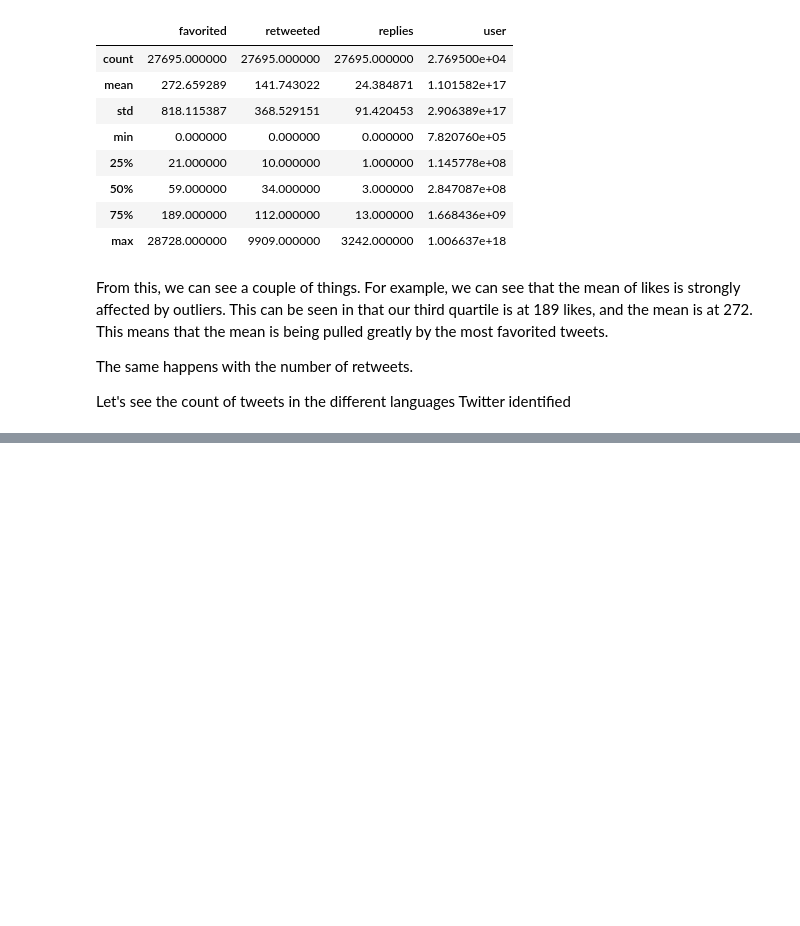
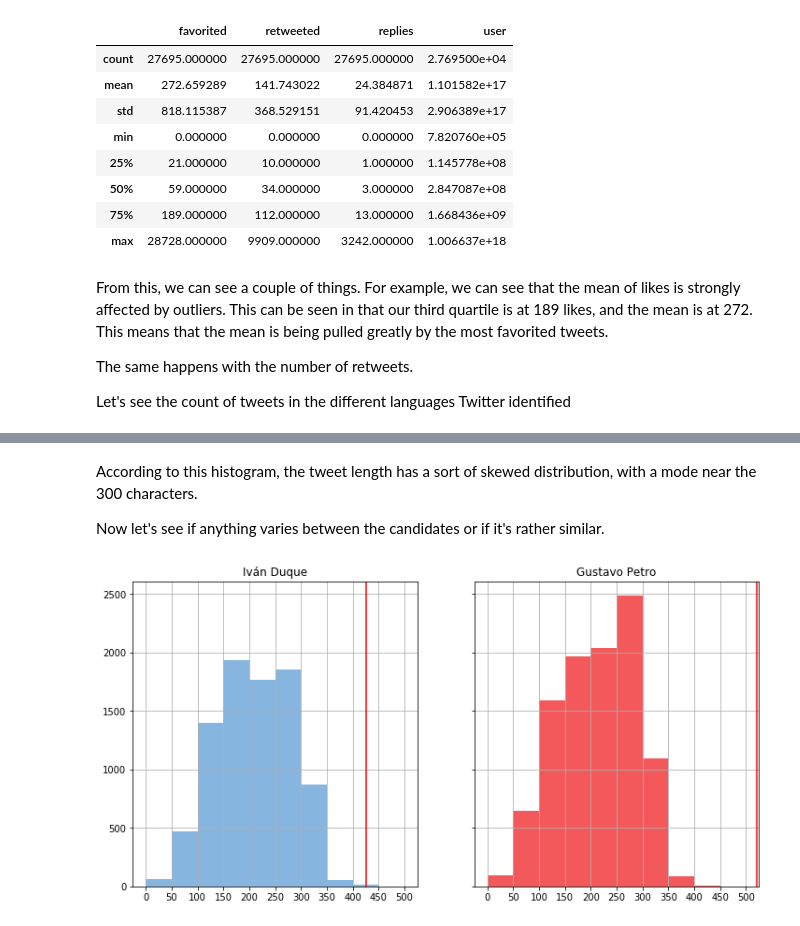
Before and after one commit to sbacarob/defamation-on-colombian-electoral-campaigns, a Jupyter notebook: analyzing_the_data.ipynb, the cells around one changed output, grey strips where cells are left out. Cells and saved outputs as stored; diff of their text form; code cells hidden in the pictures; blank space fills up the shorter version.

```diff
--- a/analyzing_the_data.ipynb
+++ b/analyzing_the_data.ipynb
@@ -72,0 +211,22 @@ So according to this, there are tweets in various language mentioning the presid
+# %% [markdown]
+According to this histogram, the tweet length has a sort of skewed distribution, with a mode near the 300 characters.
+
+Now let's see if anything varies between the candidates or if it's rather similar.
+# %%
+fig, (ax, ax2) = plt.subplots(ncols=2, sharey=True, figsize=(12, 6))
+
+xticks = [0, 50, 100, 150, 200, 250, 300, 350, 400, 450, 500]
+
+df[df['mentions_duque'] & ~df['mentions_petro']]['length'].hist(ax=ax, color='#86B5E0', bins=xticks)
+df[df['mentions_petro'] & ~df['mentions_duque']]['length'].hist(ax=ax2, color='#F3585A', bins=xticks)
+
+# Add a vertical line to mark the max length
+ax.axvline(max(df[df['mentions_duque'] & ~df['mentions_petro']]['length']), color='red')
+ax.set(xticks=xticks, title='Iván Duque')
+
+ax2.axvline(max(df[df['mentions_petro'] & ~df['mentions_duque']]['length']), color='red')
+ax2.set(xticks=xticks, title='Gustavo Petro')
+
+plt.show()
+# %% [output]
+[figure, added]
```
Also changed, not shown: parts of 49 cells of this notebook.
